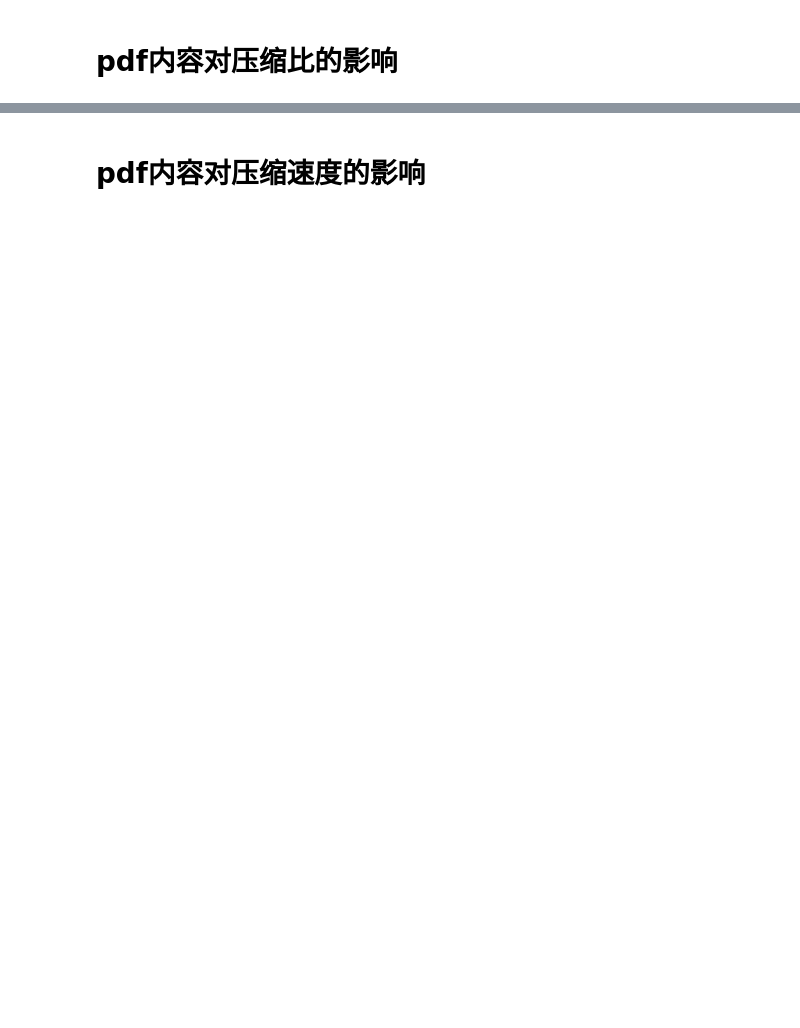
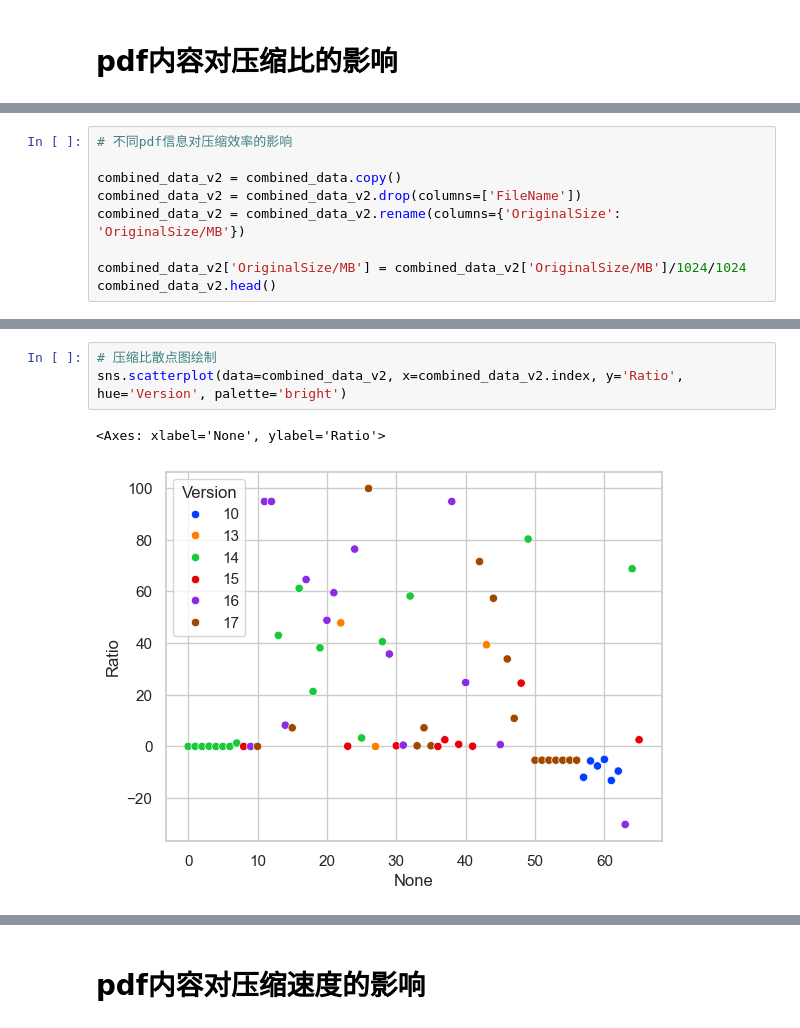
Before and after one commit to ZMbiubiubiu/zm-machine-learning-in-action, a Jupyter notebook: data-analyse/unipdf-compress/analyse.ipynb, the cells around one changed output, grey strips where cells are left out. Cells and saved outputs as stored; diff of their text form; blank space fills up the shorter version.

```diff
--- a/data-analyse/unipdf-compress/analyse.ipynb
+++ b/data-analyse/unipdf-compress/analyse.ipynb
@@ -103,0 +169,9 @@ plt.show()
+# %%
+# 不同pdf信息对压缩效率的影响
+
+combined_data_v2 = combined_data.copy()
+combined_data_v2 = combined_data_v2.drop(columns=['FileName'])
+combined_data_v2 = combined_data_v2.rename(columns={'OriginalSize': 'OriginalSize/MB'})
+
+combined_data_v2['OriginalSize/MB'] = combined_data_v2['OriginalSize/MB']/1024/1024
+combined_data_v2.head()
@@ -103,0 +185,6 @@ plt.show()
+# %%
+# 压缩比散点图绘制
+sns.scatterplot(data=combined_data_v2, x=combined_data_v2.index, y='Ratio', hue='Version', palette='bright')
+# %% [output]
+<Axes: xlabel='None', ylabel='Ratio'>
+[figure, added]
```
Also changed, not shown: parts of 10 cells of this notebook.
